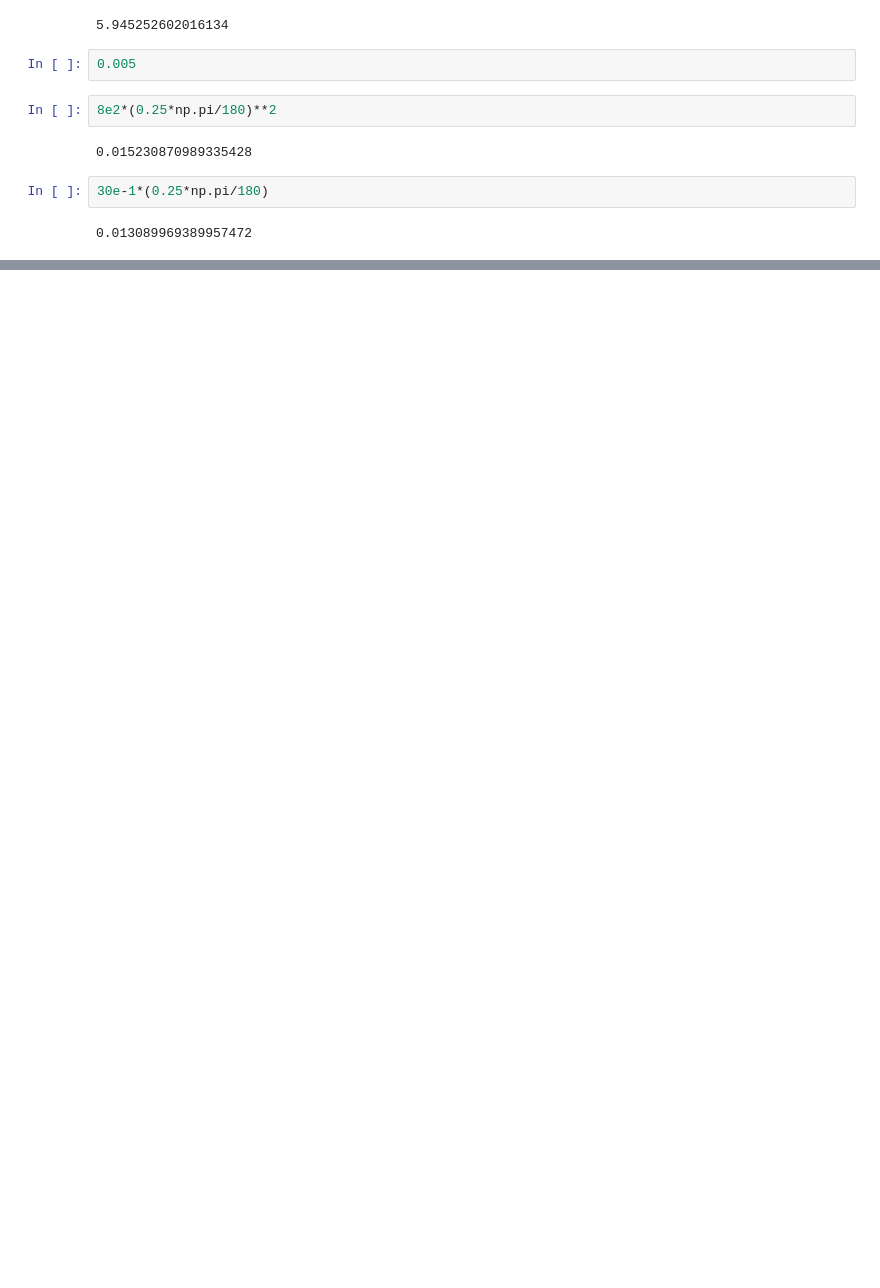
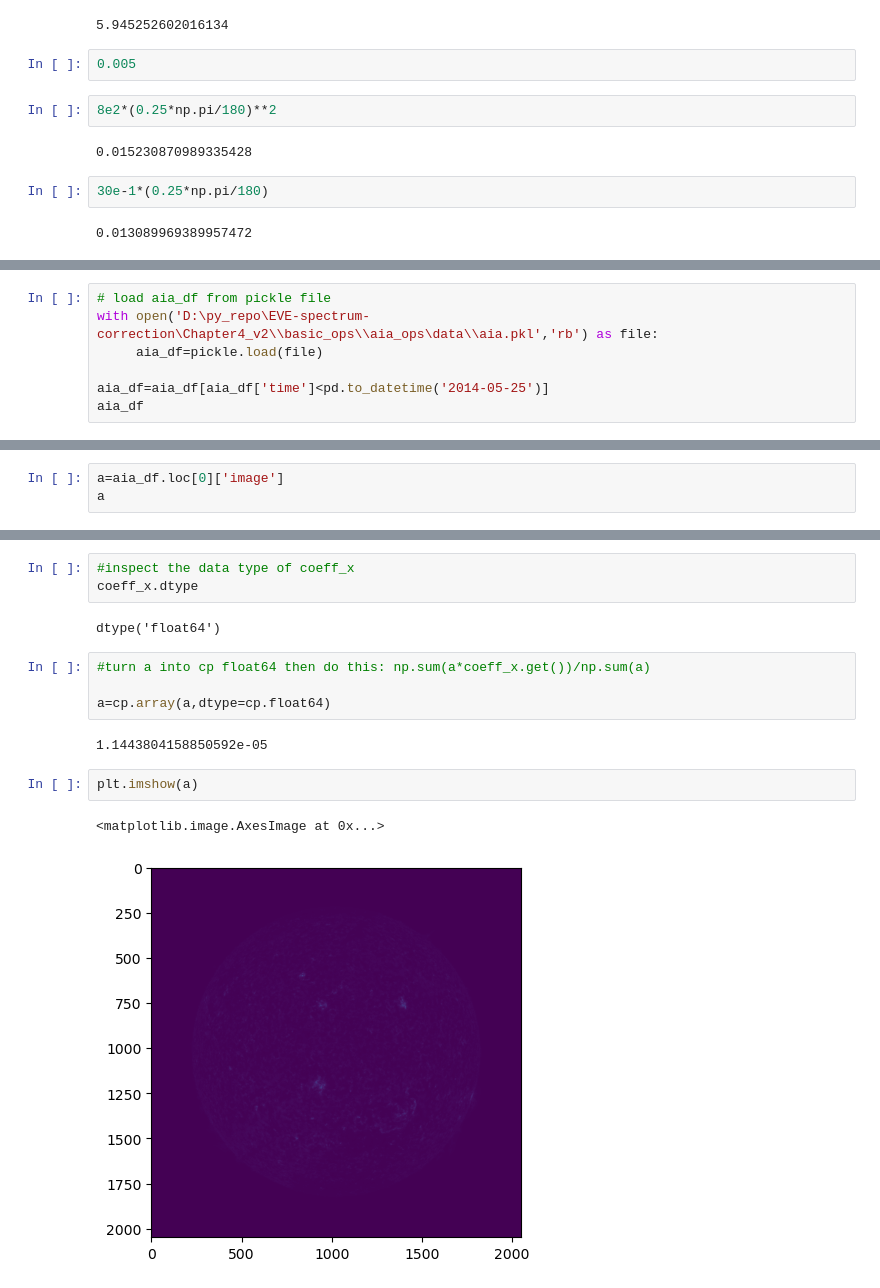
Before and after one commit to MaoChengzhi/EVE-spectrum-correction, a Jupyter notebook: Chapter4_v2/basic_ops/combine_basic.ipynb, the cells around one changed output, grey strips where cells are left out. Saved outputs shown, nothing was run; the diff lists cells and outputs as text; blank space fills up the shorter version.

```diff
--- a/Chapter4_v2/basic_ops/combine_basic.ipynb
+++ b/Chapter4_v2/basic_ops/combine_basic.ipynb
@@ -252,0 +255,7 @@ velocity_from_doppler_shift(0.005e-9)
+# %%
+# load aia_df from pickle file
+with open('D:\py_repo\EVE-spectrum-correction\Chapter4_v2\\basic_ops\\aia_ops\data\\aia.pkl','rb') as file:
+     aia_df=pickle.load(file)
+
+aia_df=aia_df[aia_df['time']<pd.to_datetime('2014-05-25')]
+aia_df
@@ -252,0 +276,3 @@ velocity_from_doppler_shift(0.005e-9)
+# %%
+a=aia_df.loc[0]['image']
+a
@@ -252,0 +293,16 @@ velocity_from_doppler_shift(0.005e-9)
+# %%
+#inspect the data type of coeff_x
+coeff_x.dtype
+# %% [output]
+dtype('float64')
+# %%
+#turn a into cp float64 then do this: np.sum(a*coeff_x.get())/np.sum(a)
+
+a=cp.array(a,dtype=cp.float64)
+# %% [output]
+1.1443804158850592e-05
+# %%
+plt.imshow(a)
+# %% [output]
+<matplotlib.image.AxesImage at 0x...>
+[figure, added]
```
Also changed, not shown: parts of 22 cells of this notebook, 49 other files.
